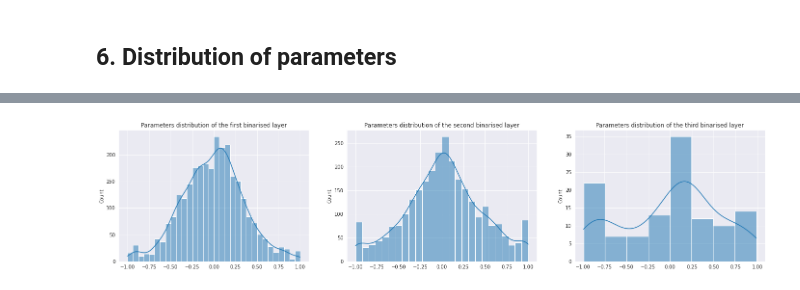
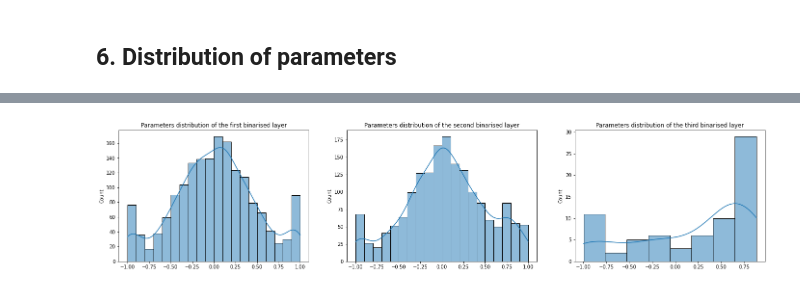
Before and after one commit to ramizouari/BNN, a Jupyter notebook: notebooks/Evaluation.ipynb, the cells around one changed output, grey strips where cells are left out. Saved outputs shown, nothing was run; the diff lists cells and outputs as text; code cells hidden in the pictures.

```diff
--- a/notebooks/Evaluation.ipynb
+++ b/notebooks/Evaluation.ipynb
@@ -144,18 +146,22 @@ Detected at node 'sequential_6/dense_3/MatMul' defined at (most recent call last
 import pandas as pd
 import matplotlib.pyplot as plt
 import seaborn as sns
-
-fig,ax=plt.subplots(1,1,figsize=(12,6))
-def plot_models(X,models,ax=None):
-    if ax is None:
-        fig,ax=plt.subplots(1,1)
-    sns.lineplot(x=U,y=a*U**2+b*U+c,ax=ax,label=f"${a}x^2+{b}x+{c}$")
+import matplotlib.ticker as tck
+fig,axs=plt.subplots(2,2,figsize=(16,8))
+def plot_models(X,models,axs=None):
+    names=[]
     for name in models:
-        sns.lineplot(x=U,y=models[name].predict(U.reshape((-1,1))).reshape((-1,)),ax=ax,label=f"Fitting using {name}")
+        names.append(name)
+    for i,axz in enumerate(axs):
+        for j ,ax in enumerate(axz):
+            sns.lineplot(x=U,y=a*U**2+b*U+c,ax=ax,label=f"${a}x^2+{b}x+{c}$",color="red",linestyle='--')
+            name=names[2*i+j]
+            sns.lineplot(x=U,y=models[name].predict(U.reshape((-1,1))).reshape((-1,)),ax=ax,label=f"Fitting using {name}")
+            ax.tick_params(which="both", bottom=True)
 
 m=1000
 U=np.linspace(-4,4,m)
-plot_models(U,models,ax)
-ax.set_title("Comparison between models predictions")
+plot_models(U,models,axs)
+#axs.set_title("Comparison between models predictions")
 fig.savefig("local/model-performances-quadratic2.svg")
 # %% [output]
@@ -167,7 +173,7 @@ fig.savefig("local/model-performances-quadratic2.svg")
 # %% [markdown]
 ## 6. Distribution of parameters
 # %%
-W=[models["XNOR-NET"].layers[2*i+2].kernel for i in range(3)]
+W=[models["BinaryNet"].layers[2*i+2].kernel for i in range(3)]
 def count_name(n):
     if n==1:
         return "first"
@@ -186,0 +193,8 @@ fig.savefig("parameters-distribution-xnor-net.svg")
+# %%
+W=[models["XNOR-NET"].layers[2*i+2].kernel for i in range(3)]
+
+fig,axs=plt.subplots(1,3,figsize=(24,5))
+for i,(w,ax) in enumerate(zip(W,axs)):
+    sns.histplot(w.numpy().flatten(),ax=ax,kde=True)
+    ax.set_title(f"Parameters distribution of the {count_name(i+1)} binarised layer")
+fig.savefig("parameters-distribution-xnor-net.svg")
@@ -187,18 +203,9 @@ fig.savefig("parameters-distribution-xnor-net.svg")
 # %%
 W=[np.array([estimator.kernel for estimator in models["ABCNet"].layers[2*i+2].estimators]) for i in range(3)]
-def count_name(n):
-    if n==1:
-        return "first"
-    if n==2:
-        return "second"
-    if n==3:
-        return "third"
-
-
 fig,axs=plt.subplots(1,3,figsize=(24,5))
 for i,(w,ax) in enumerate(zip(W,axs)):
     sns.histplot(w.flatten(),ax=ax,kde=True)
     ax.set_title(f"Parameters distribution of the {count_name(i+1)} binarised layer")
 fig.savefig("local/parameters-distribution-abc-net.svg")
 # %% [output]
-[figure, old version]
+[figure, new version]
```
Also changed, not shown: parts of 13 cells of this notebook, 25 other files.
